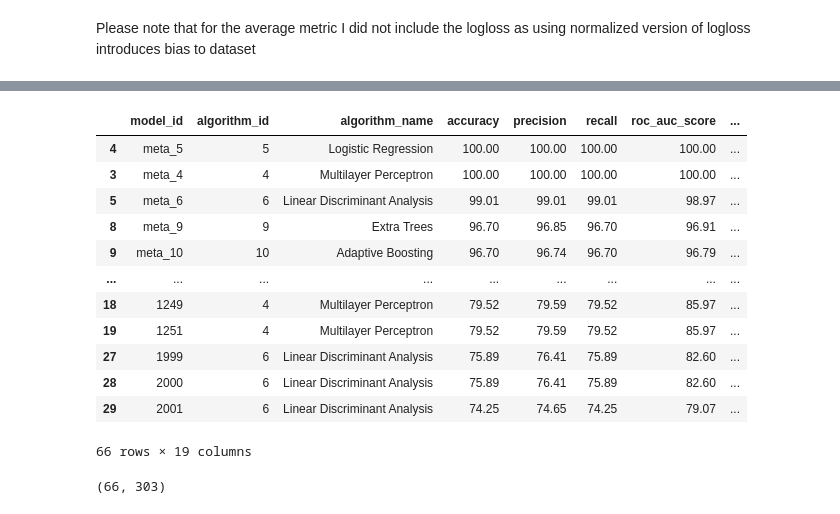
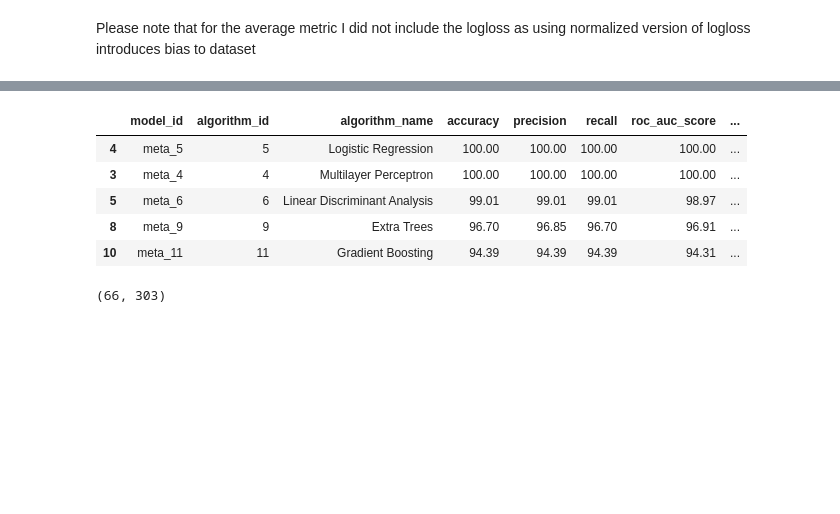
Before and after one commit to iploshchik/MetaStackVis, a Jupyter notebook: 2dv50e_new.ipynb, the cells around one changed output, grey strips where cells are left out. Cells and saved outputs as stored; diff of their text form; code cells hidden in the pictures; blank space fills up the shorter version.

```diff
--- a/2dv50e_new.ipynb
+++ b/2dv50e_new.ipynb
@@ -311,22 +321,15 @@ df_model_all['text'] = df_model_all['algorithm_name'] + '<br>' + 'Performance: '
         df_model_all['matthews_corrcoef'].astype(str) + '<br>' + 'F1: ' + df_model_all['f1_weighted'].astype(str) + \
         '<br>' + 'Log Loss: ' + df_model_all['log_loss'].astype(str)
 # %%
-# show model with best performance
-df_model_all.sort_values(by=['overall_performance'], ascending=False)
+# show  top 5 models with best performance
+df_model_all.sort_values(by=['overall_performance'], ascending=False).head()
 # %% [output]
 |  | model_id | algorithm_id | algorithm_name | accuracy | precision | recall | roc_auc_score | ... |
 | 4 | meta_5 | 5 | Logistic Regression | 100.00 | 100.00 | 100.00 | 100.00 | ... |
 | 3 | meta_4 | 4 | Multilayer Perceptron | 100.00 | 100.00 | 100.00 | 100.00 | ... |
 | 5 | meta_6 | 6 | Linear Discriminant Analysis | 99.01 | 99.01 | 99.01 | 98.97 | ... |
 | 8 | meta_9 | 9 | Extra Trees | 96.70 | 96.85 | 96.70 | 96.91 | ... |
-| 9 | meta_10 | 10 | Adaptive Boosting | 96.70 | 96.74 | 96.70 | 96.79 | ... |
-| ... | ... | ... | ... | ... | ... | ... | ... | ... |
-| 18 | 1249 | 4 | Multilayer Perceptron | 79.52 | 79.59 | 79.52 | 85.97 | ... |
-| 19 | 1251 | 4 | Multilayer Perceptron | 79.52 | 79.59 | 79.52 | 85.97 | ... |
-| 27 | 1999 | 6 | Linear Discriminant Analysis | 75.89 | 76.41 | 75.89 | 82.60 | ... |
-| 28 | 2000 | 6 | Linear Discriminant Analysis | 75.89 | 76.41 | 75.89 | 82.60 | ... |
-| 29 | 2001 | 6 | Linear Discriminant Analysis | 74.25 | 74.65 | 74.25 | 79.07 | ... |
+| 10 | meta_11 | 11 | Gradient Boosting | 94.39 | 94.39 | 94.39 | 94.31 | ... |
-66 rows × 19 columns
 # %%
 # set df_prob_meta columns as df_prob columns
 df_prob_meta.columns = df_prob.columns
```
Also changed, not shown: parts of 7 cells of this notebook, 3 other files.
